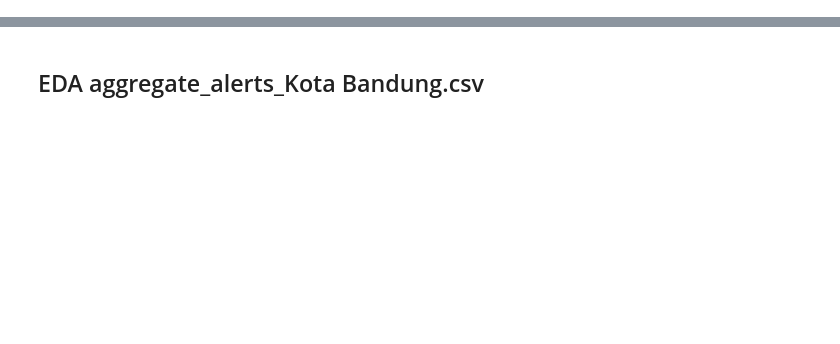
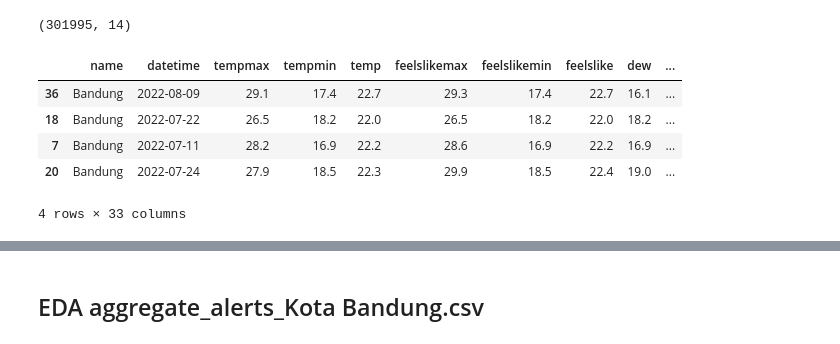
Before and after one commit to fachrulghiffari/DSLS-2023, a Jupyter notebook: Mini Project, Data Science/Notebook/Data Preparation.ipynb, the cells around one changed output, grey strips where cells are left out. Cells and saved outputs as stored; diff of their text form; code cells hidden in the pictures; blank space fills up the shorter version.

```diff
--- a/Mini Project, Data Science/Notebook/Data Preparation.ipynb
+++ b/Mini Project, Data Science/Notebook/Data Preparation.ipynb
@@ -9,0 +78,13 @@ import category_encoders as ce
+# %%
+df_jams.shape
+# %% [output]
+(301995, 14)
+# %%
+df_weather.sample(4)
+# %% [output]
+|  | name | datetime | tempmax | tempmin | temp | feelslikemax | feelslikemin | feelslike | dew | ... |
+| 36 | Bandung | 2022-08-09 | 29.1 | 17.4 | 22.7 | 29.3 | 17.4 | 22.7 | 16.1 | ... |
+| 18 | Bandung | 2022-07-22 | 26.5 | 18.2 | 22.0 | 26.5 | 18.2 | 22.0 | 18.2 | ... |
+| 7 | Bandung | 2022-07-11 | 28.2 | 16.9 | 22.2 | 28.6 | 16.9 | 22.2 | 16.9 | ... |
+| 20 | Bandung | 2022-07-24 | 27.9 | 18.5 | 22.3 | 29.9 | 18.5 | 22.4 | 19.0 | ... |
+4 rows × 33 columns
```
Also changed, not shown: parts of 65 cells of this notebook, 1 other file.
